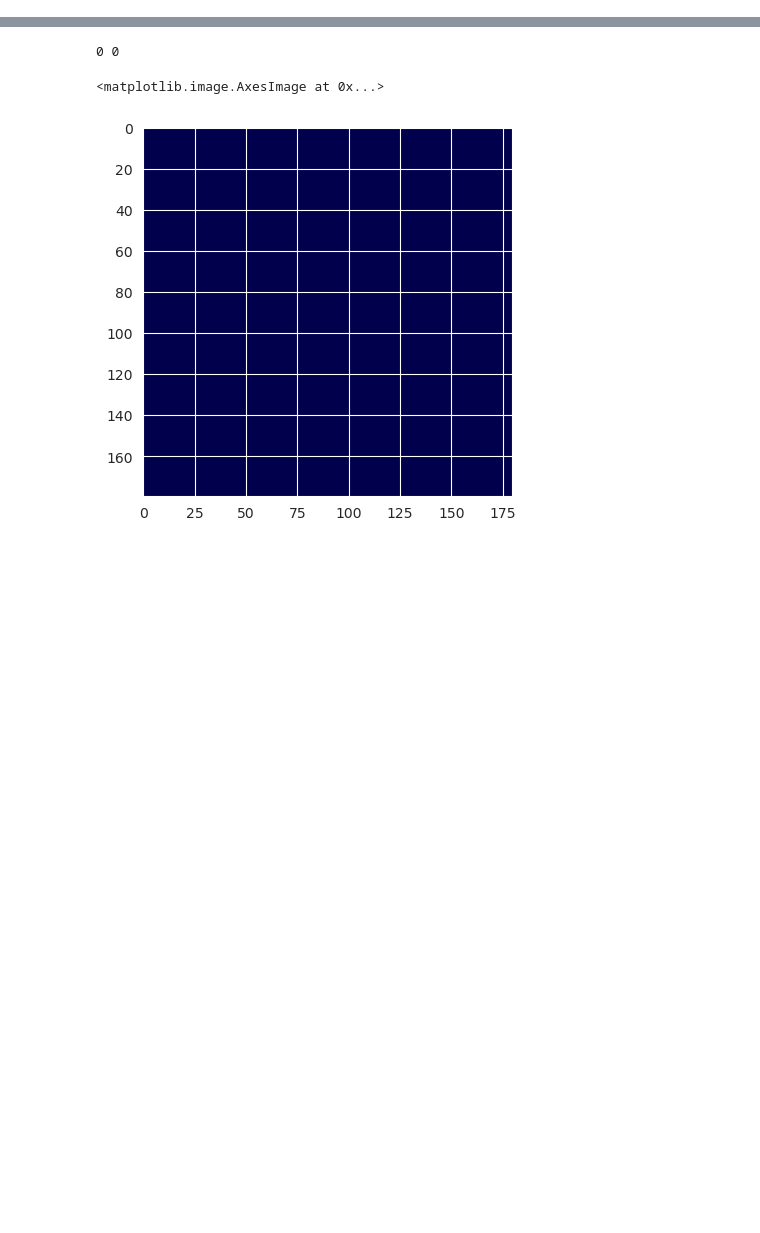
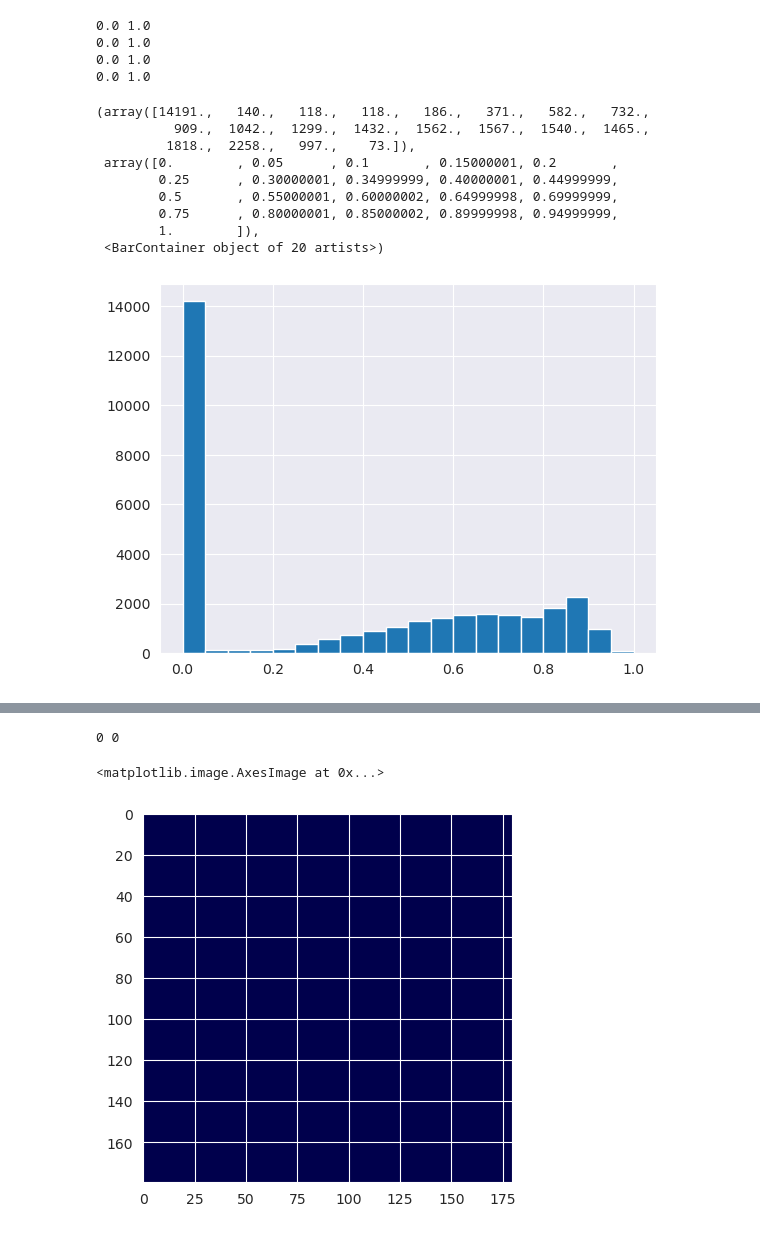
Before and after one commit to Liteknight/CounterBias, a Jupyter notebook: 05_Truth.ipynb, the cells around one changed output, grey strips where cells are left out. Saved outputs shown, nothing was run; the diff lists cells and outputs as text; code cells hidden in the pictures; blank space fills up the shorter version.

```diff
--- a/05_Truth.ipynb
+++ b/05_Truth.ipynb
@@ -145,0 +186,24 @@ plt.show()
+# %%
+for i in range(nsamples):
+    print(min(re_cf_resd[i]),max(re_cf_resd[i]))
+# %% [output]
+0.0 1.0
+0.0 1.0
+0.0 1.0
+0.0 1.0
+# %%
+i=0
+# %%
+plt.hist(re_cf_resd[i], bins=20)
+# plt.yscale("log")
+# %% [output]
+(array([14191.,   140.,   118.,   118.,   186.,   371.,   582.,   732.,
+          909.,  1042.,  1299.,  1432.,  1562.,  1567.,  1540.,  1465.,
+         1818.,  2258.,   997.,    73.]),
+ array([0.        , 0.05      , 0.1       , 0.15000001, 0.2       ,
+        0.25      , 0.30000001, 0.34999999, 0.40000001, 0.44999999,
+        0.5       , 0.55000001, 0.60000002, 0.64999998, 0.69999999,
+        0.75      , 0.80000001, 0.85000002, 0.89999998, 0.94999999,
+        1.        ]),
+ <BarContainer object of 20 artists>)
+[figure, added]
```
Also changed, not shown: parts of 5 cells of this notebook, 24 other files.
